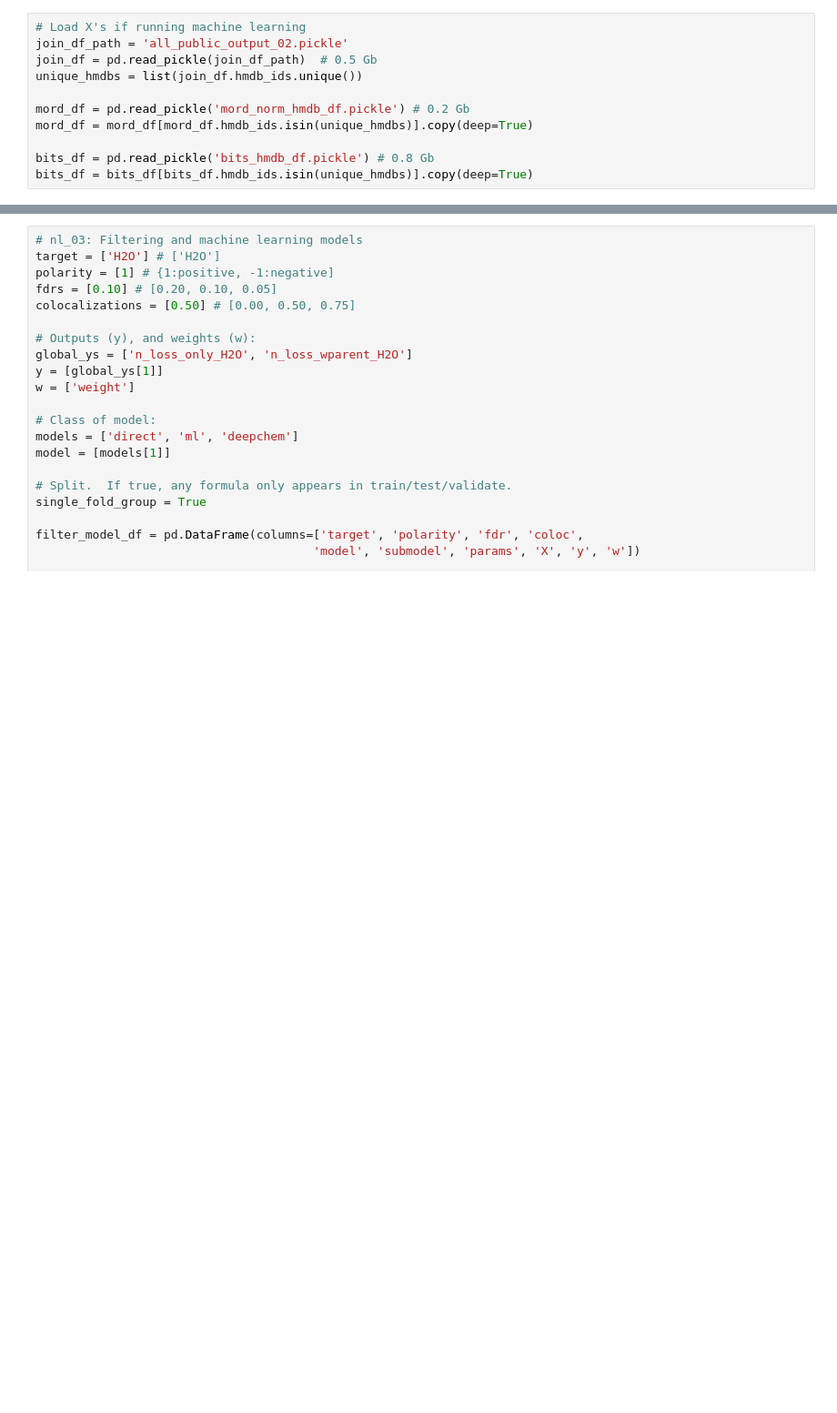
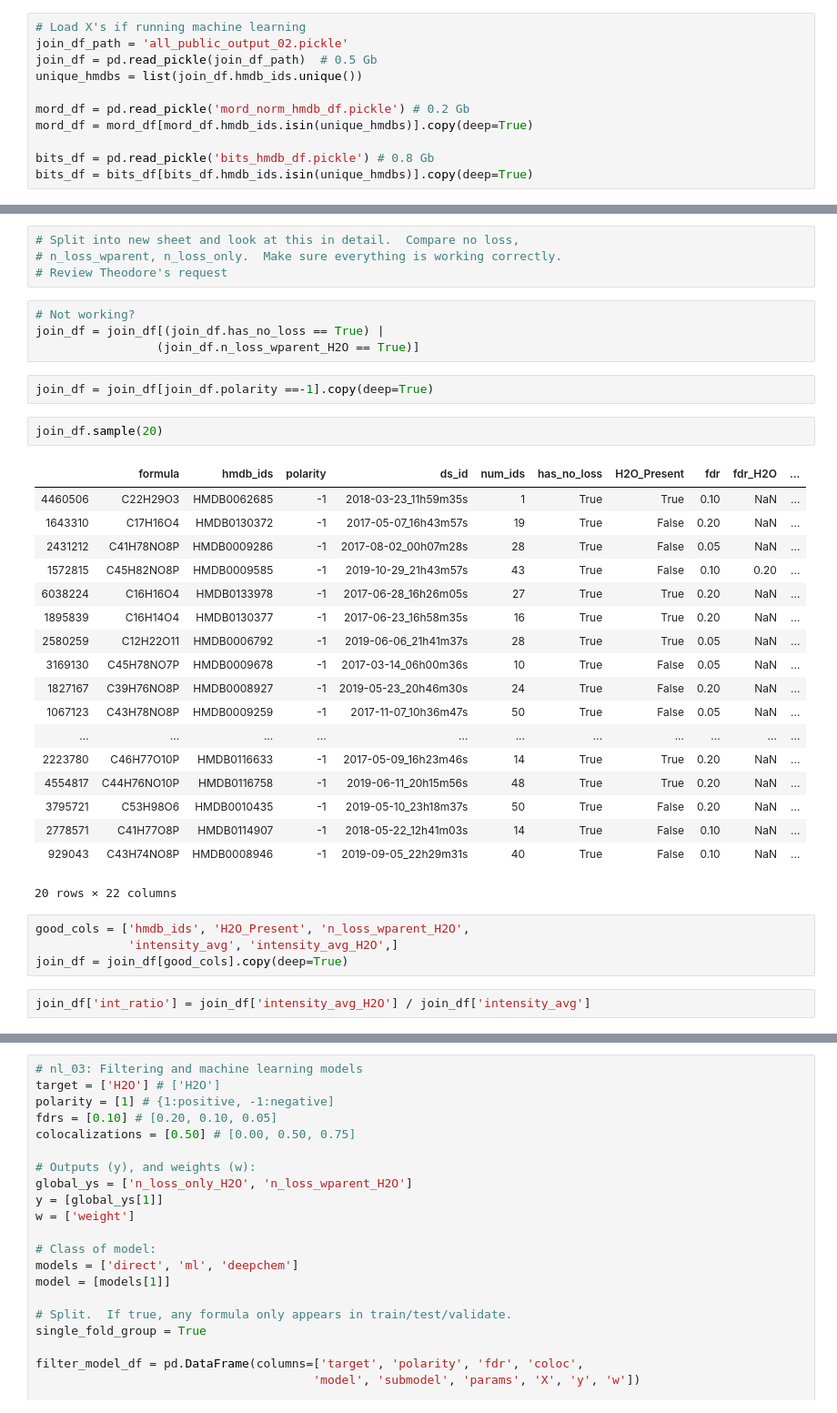
Before and after one commit to DinosaurInSpace/neutral_loss, a Jupyter notebook: nl_0_3_clean_join_nb.ipynb, the cells around one changed output, grey strips where cells are left out. Shown at 91% size. Cells and saved outputs as stored; diff of their text form; blank space fills up the shorter version.

```diff
--- a/nl_0_3_clean_join_nb.ipynb
+++ b/nl_0_3_clean_join_nb.ipynb
@@ -114,0 +140,37 @@ bits_df = bits_df[bits_df.hmdb_ids.isin(unique_hmdbs)].copy(deep=True)
+# %%
+# Split into new sheet and look at this in detail.  Compare no loss,
+# n_loss_wparent, n_loss_only.  Make sure everything is working correctly.
+# Review Theodore's request
+# %%
+# Not working?
+join_df = join_df[(join_df.has_no_loss == True) |
+                 (join_df.n_loss_wparent_H2O == True)]
+# %%
+join_df = join_df[join_df.polarity ==-1].copy(deep=True)
+# %%
+join_df.sample(20)
+# %% [output]
+|  | formula | hmdb_ids | polarity | ds_id | num_ids | has_no_loss | H2O_Present | fdr | fdr_H2O | ... |
+| 4460506 | C22H29O3 | HMDB0062685 | -1 | 2018-03-23_11h59m35s | 1 | True | True | 0.10 | NaN | ... |
+| 1643310 | C17H16O4 | HMDB0130372 | -1 | 2017-05-07_16h43m57s | 19 | True | False | 0.20 | NaN | ... |
+| 2431212 | C41H78NO8P | HMDB0009286 | -1 | 2017-08-02_00h07m28s | 28 | True | False | 0.05 | NaN | ... |
+| 1572815 | C45H82NO8P | HMDB0009585 | -1 | 2019-10-29_21h43m57s | 43 | True | False | 0.10 | 0.20 | ... |
+| 6038224 | C16H16O4 | HMDB0133978 | -1 | 2017-06-28_16h26m05s | 27 | True | True | 0.20 | NaN | ... |
+| 1895839 | C16H14O4 | HMDB0130377 | -1 | 2017-06-23_16h58m35s | 16 | True | True | 0.20 | NaN | ... |
+| 2580259 | C12H22O11 | HMDB0006792 | -1 | 2019-06-06_21h41m37s | 28 | True | True | 0.05 | NaN | ... |
+| 3169130 | C45H78NO7P | HMDB0009678 | -1 | 2017-03-14_06h00m36s | 10 | True | False | 0.05 | NaN | ... |
+| 1827167 | C39H76NO8P | HMDB0008927 | -1 | 2019-05-23_20h46m30s | 24 | True | False | 0.20 | NaN | ... |
+| 1067123 | C43H78NO8P | HMDB0009259 | -1 | 2017-11-07_10h36m47s | 50 | True | False | 0.05 | NaN | ... |
+| ... | ... | ... | ... | ... | ... | ... | ... | ... | ... | ... |
+| 2223780 | C46H77O10P | HMDB0116633 | -1 | 2017-05-09_16h23m46s | 14 | True | True | 0.20 | NaN | ... |
+| 4554817 | C44H76NO10P | HMDB0116758 | -1 | 2019-06-11_20h15m56s | 48 | True | True | 0.20 | NaN | ... |
+| 3795721 | C53H98O6 | HMDB0010435 | -1 | 2019-05-10_23h18m37s | 50 | True | False | 0.20 | NaN | ... |
+| 2778571 | C41H77O8P | HMDB0114907 | -1 | 2018-05-22_12h41m03s | 14 | True | False | 0.10 | NaN | ... |
+| 929043 | C43H74NO8P | HMDB0008946 | -1 | 2019-09-05_22h29m31s | 40 | True | False | 0.10 | NaN | ... |
+20 rows × 22 columns
+# %%
+good_cols = ['hmdb_ids', 'H2O_Present', 'n_loss_wparent_H2O',
+             'intensity_avg', 'intensity_avg_H2O',]
+join_df = join_df[good_cols].copy(deep=True)
+# %%
+join_df['int_ratio'] = join_df['intensity_avg_H2O'] / join_df['intensity_avg']
```
Also changed, not shown: parts of 11 cells of this notebook, 3 other files.
